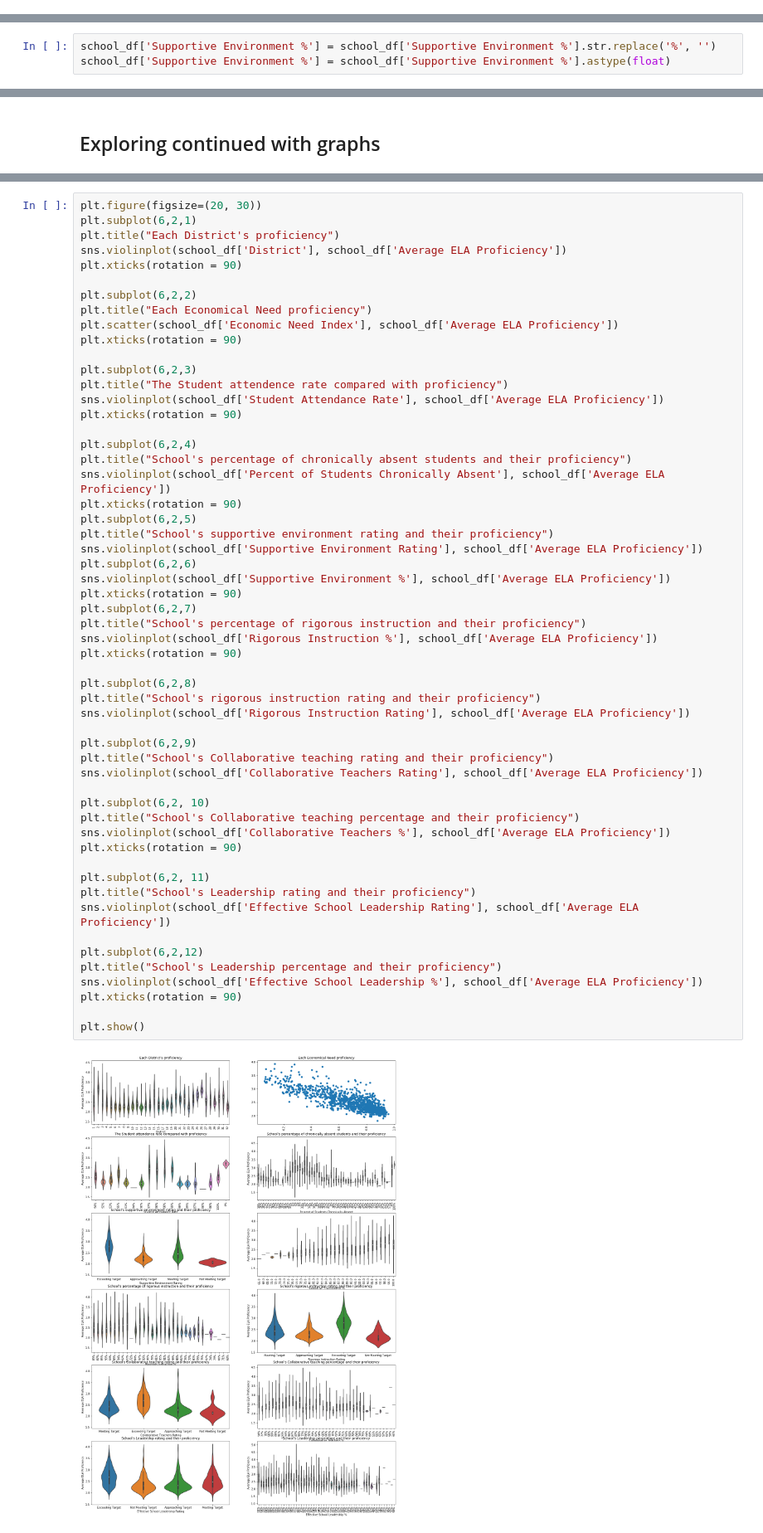
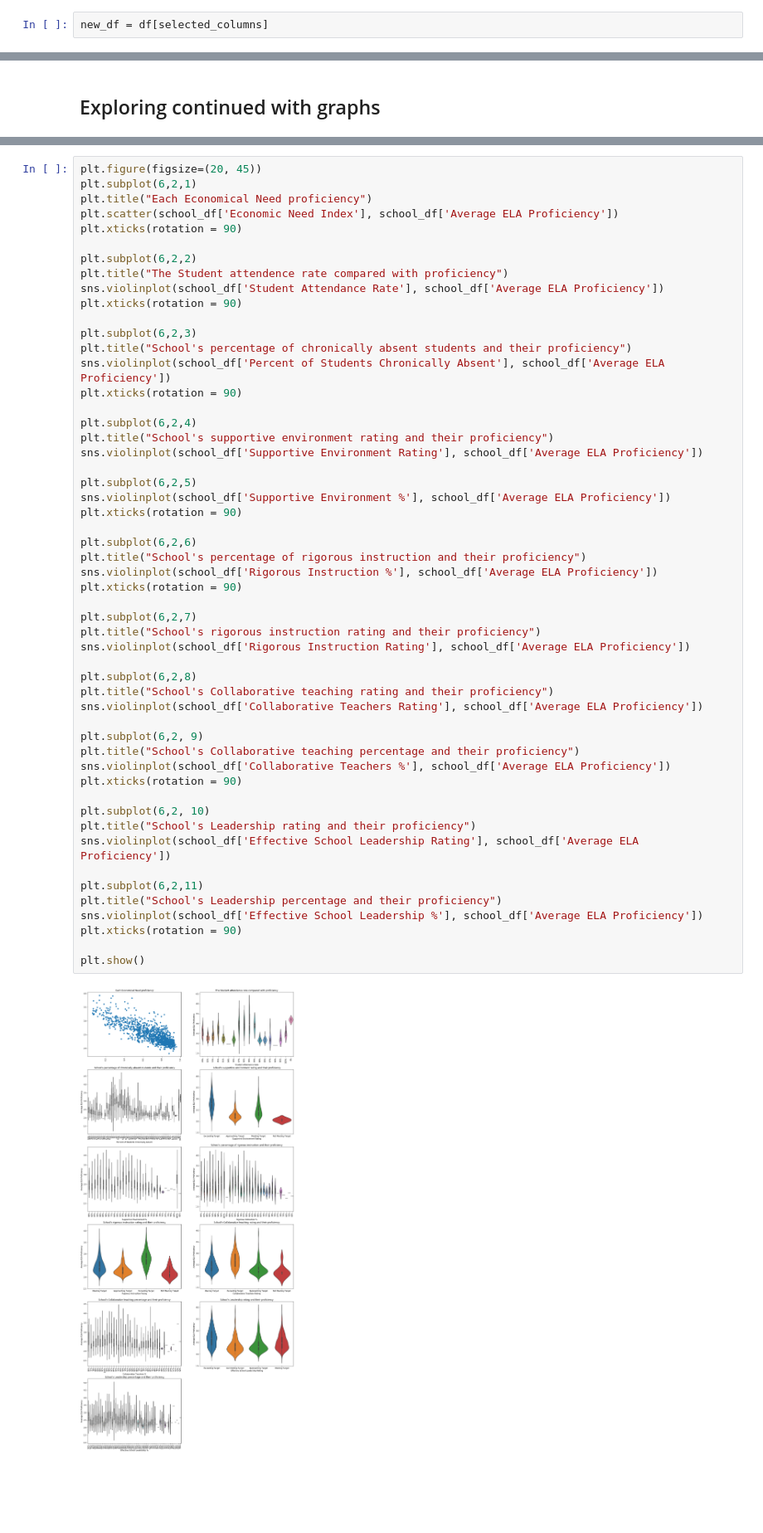
Before and after one commit to efuller11/Thinkful, a Jupyter notebook: Unit 3 Capstone.ipynb, the cells around one changed output, grey strips where cells are left out. Shown at 83% size. Saved outputs shown, nothing was run; the diff lists cells and outputs as text; blank space fills up the shorter version.

```diff
--- a/Unit 3 Capstone.ipynb
+++ b/Unit 3 Capstone.ipynb
@@ -69,0 +172,2 @@ school_df = new_df.dropna(how = 'any')
+# %%
+new_df = df[selected_columns]
@@ -84,3 +188,0 @@ school_df.describe()
-# %%
-school_df['Supportive Environment %'] = school_df['Supportive Environment %'].str.replace('%', '')
-school_df['Supportive Environment %'] = school_df['Supportive Environment %'].astype(float)
@@ -112,57 +221,55 @@ plt.show()
 # %%
-plt.figure(figsize=(20, 30))
+plt.figure(figsize=(20, 45))
 plt.subplot(6,2,1)
-plt.title("Each District's proficiency")
-sns.violinplot(school_df['District'], school_df['Average ELA Proficiency'])
-plt.xticks(rotation = 90)
-
-plt.subplot(6,2,2)
 plt.title("Each Economical Need proficiency")
 plt.scatter(school_df['Economic Need Index'], school_df['Average ELA Proficiency'])
 plt.xticks(rotation = 90)
 
-plt.subplot(6,2,3)
+plt.subplot(6,2,2)
 plt.title("The Student attendence rate compared with proficiency")
 sns.violinplot(school_df['Student Attendance Rate'], school_df['Average ELA Proficiency'])
 plt.xticks(rotation = 90)
 
-plt.subplot(6,2,4)
+plt.subplot(6,2,3)
 plt.title("School's percentage of chronically absent students and their proficiency")
 sns.violinplot(school_df['Percent of Students Chronically Absent'], school_df['Average ELA Proficiency'])
 plt.xticks(rotation = 90)
-plt.subplot(6,2,5)
+
+plt.subplot(6,2,4)
 plt.title("School's supportive environment rating and their proficiency")
 sns.violinplot(school_df['Supportive Environment Rating'], school_df['Average ELA Proficiency'])
-plt.subplot(6,2,6)
+
+plt.subplot(6,2,5)
 sns.violinplot(school_df['Supportive Environment %'], school_df['Average ELA Proficiency'])
 plt.xticks(rotation = 90)
-plt.subplot(6,2,7)
+
+plt.subplot(6,2,6)
 plt.title("School's percentage of rigorous instruction and their proficiency")
 sns.violinplot(school_df['Rigorous Instruction %'], school_df['Average ELA Proficiency'])
 plt.xticks(rotation = 90)
 
-plt.subplot(6,2,8)
+plt.subplot(6,2,7)
 plt.title("School's rigorous instruction rating and their proficiency")
 sns.violinplot(school_df['Rigorous Instruction Rating'], school_df['Average ELA Proficiency'])
 
-plt.subplot(6,2,9)
+plt.subplot(6,2,8)
 plt.title("School's Collaborative teaching rating and their proficiency")
 sns.violinplot(school_df['Collaborative Teachers Rating'], school_df['Average ELA Proficiency'])
 
-plt.subplot(6,2, 10)
+plt.subplot(6,2, 9)
 plt.title("School's Collaborative teaching percentage and their proficiency")
 sns.violinplot(school_df['Collaborative Teachers %'], school_df['Average ELA Proficiency'])
 plt.xticks(rotation = 90)
 
-plt.subplot(6,2, 11)
+plt.subplot(6,2, 10)
 plt.title("School's Leadership rating and their proficiency")
 sns.violinplot(school_df['Effective School Leadership Rating'], school_df['Average ELA Proficiency'])
 
-plt.subplot(6,2,12)
+plt.subplot(6,2,11)
 plt.title("School's Leadership percentage and their proficiency")
 sns.violinplot(school_df['Effective School Leadership %'], school_df['Average ELA Proficiency'])
 plt.xticks(rotation = 90)
 
 plt.show()
 # %% [output]
-[figure, old version]
+[figure, new version]
```
Also changed, not shown: parts of 54 cells of this notebook.
